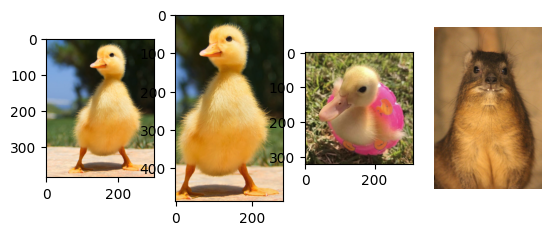
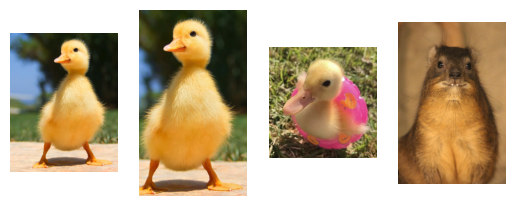
The notebook cell's code change between the first figure and the second:
--- before
+++ after
@@ -9,4 +9,5 @@
 ax[2].imshow(im3)
 ax[3].imshow(img4)
-plt.axis('off') 
+for a in ax:
+    a.axis('off')
 plt.show()

Commit: yep